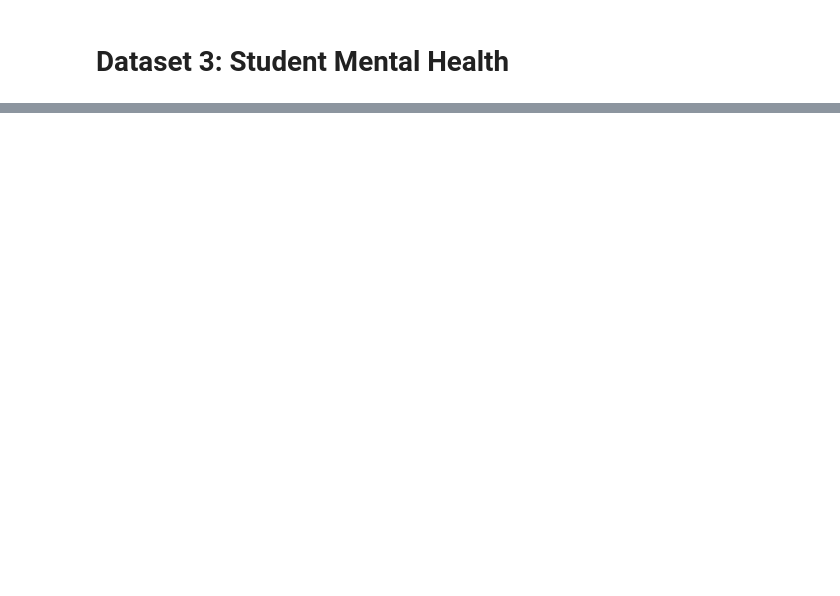
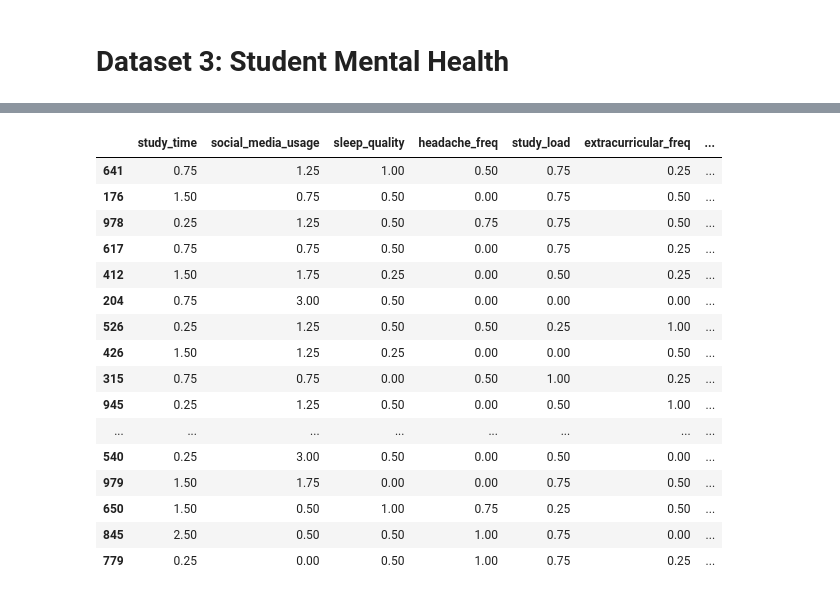
Before and after one commit to Ashmita-15/CogniBurn, a Jupyter notebook: Dataset_preprocessing.ipynb, the cells around one changed output, grey strips where cells are left out. Drawn from its saved outputs; the diff is of its cells as text; code cells hidden in the pictures; blank space fills up the shorter version.

```diff
--- a/Dataset_preprocessing.ipynb
+++ b/Dataset_preprocessing.ipynb
@@ -282,0 +450,43 @@ df1['burnout_level'] = pd.qcut(
+# %%
+data['study_time'] = df['study_time'].sample(n, replace=True).values
+data['social_media_usage'] = df['social_media_usage'].sample(n, replace=True).values
+# %%
+data['sleep_quality'] = df1['sleep_quality'].sample(n, replace=True).values
+data['headache_freq'] = df1['headache_freq'].sample(n, replace=True).values
+data['study_load'] = df1['study_load'].sample(n, replace=True).values
+data['extracurricular_freq'] = df1['extracurricular_freq'].sample(n, replace=True).values
+# %%
+data['screen_time'] = df2['screen_time_(hrs/day)'].sample(n, replace=True).values
+data['sleep_hours'] = df2['sleep_duration_(hrs)'].sample(n, replace=True).values
+data['physical_activity'] = df2['physical_activity_(hrs/week)'].sample(n, replace=True).values
+data['exam_anxiety'] = df2['anxious_before_exams'].sample(n, replace=True).values
+# %%
+combined_stress = pd.concat([
+    df['stress_level'],
+    df1['stress_level'],
+    df2['stress_level']
+])
+data['stress_level'] = combined_stress.sample(n, replace=True).values
+data['stress_level'] = (
+    data['stress_level'] + (1 - data['sleep_hours'])
+) / 2
+# %%
+data.sample(20)
+# %% [output]
+|  | study_time | social_media_usage | sleep_quality | headache_freq | study_load | extracurricular_freq | ... |
+| 641 | 0.75 | 1.25 | 1.00 | 0.50 | 0.75 | 0.25 | ... |
+| 176 | 1.50 | 0.75 | 0.50 | 0.00 | 0.75 | 0.50 | ... |
+| 978 | 0.25 | 1.25 | 0.50 | 0.75 | 0.75 | 0.50 | ... |
+| 617 | 0.75 | 0.75 | 0.50 | 0.00 | 0.75 | 0.25 | ... |
+| 412 | 1.50 | 1.75 | 0.25 | 0.00 | 0.50 | 0.25 | ... |
+| 204 | 0.75 | 3.00 | 0.50 | 0.00 | 0.00 | 0.00 | ... |
+| 526 | 0.25 | 1.25 | 0.50 | 0.50 | 0.25 | 1.00 | ... |
+| 426 | 1.50 | 1.25 | 0.25 | 0.00 | 0.00 | 0.50 | ... |
+| 315 | 0.75 | 0.75 | 0.00 | 0.50 | 1.00 | 0.25 | ... |
+| 945 | 0.25 | 1.25 | 0.50 | 0.00 | 0.50 | 1.00 | ... |
+| ... | ... | ... | ... | ... | ... | ... | ... |
+| 540 | 0.25 | 3.00 | 0.50 | 0.00 | 0.50 | 0.00 | ... |
+| 979 | 1.50 | 1.75 | 0.00 | 0.00 | 0.75 | 0.50 | ... |
+| 650 | 1.50 | 0.50 | 1.00 | 0.75 | 0.25 | 0.50 | ... |
+| 845 | 2.50 | 0.50 | 0.50 | 1.00 | 0.75 | 0.00 | ... |
+| 779 | 0.25 | 0.00 | 0.50 | 1.00 | 0.75 | 0.25 | ... |
```
Also changed, not shown: parts of 37 cells of this notebook, 5 other files.
